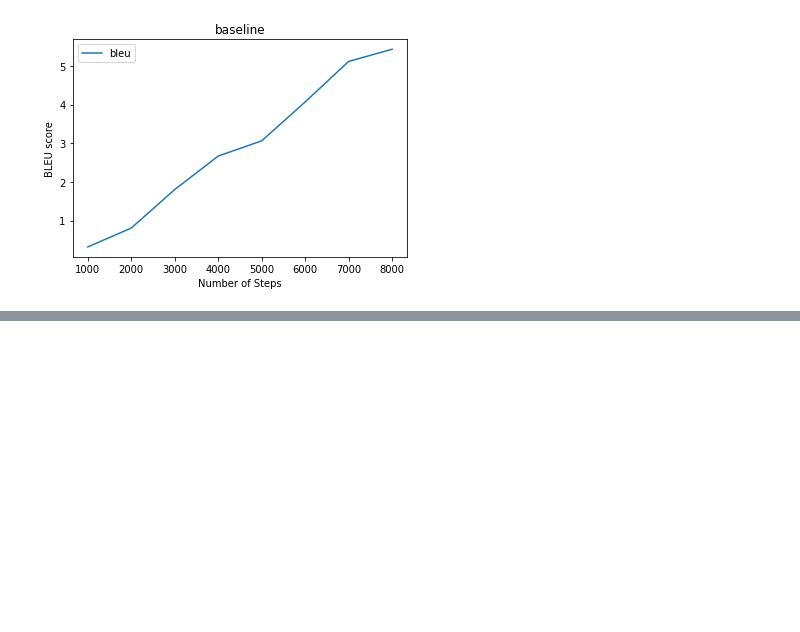
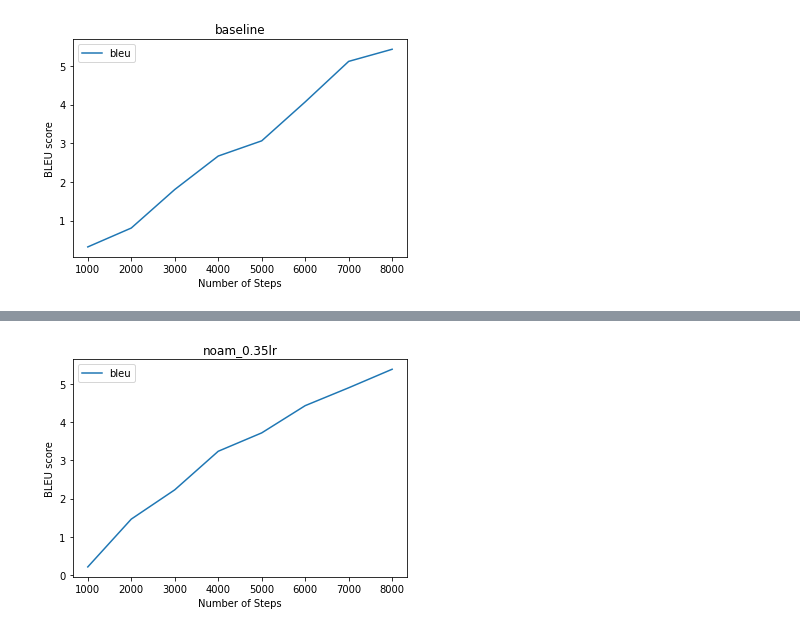
Before and after one commit to Shingirai98/Xhosa_English_Translation, a Jupyter notebook: Results.ipynb, the cells around one changed output, grey strips where cells are left out. Drawn from its saved outputs; the diff is of its cells as text; code cells hidden in the pictures; blank space fills up the shorter version.

```diff
--- a/Results.ipynb
+++ b/Results.ipynb
@@ -161,0 +187,4 @@ disp_plot(vars[3])
+# %%
+disp_plot(vars[4])
+# %% [output]
+[figure, added]
```
Also changed, not shown: parts of 10 cells of this notebook.
